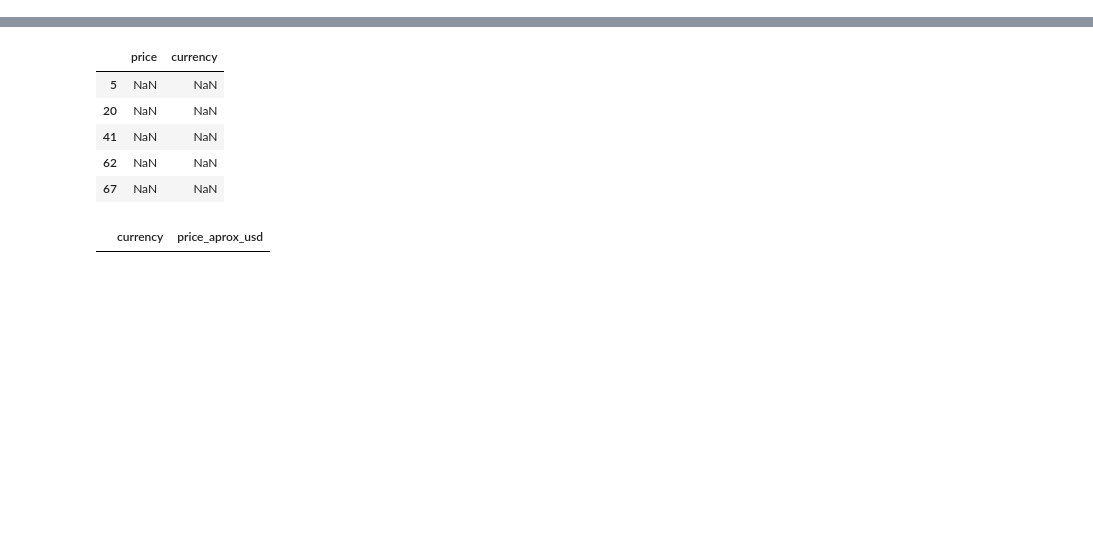
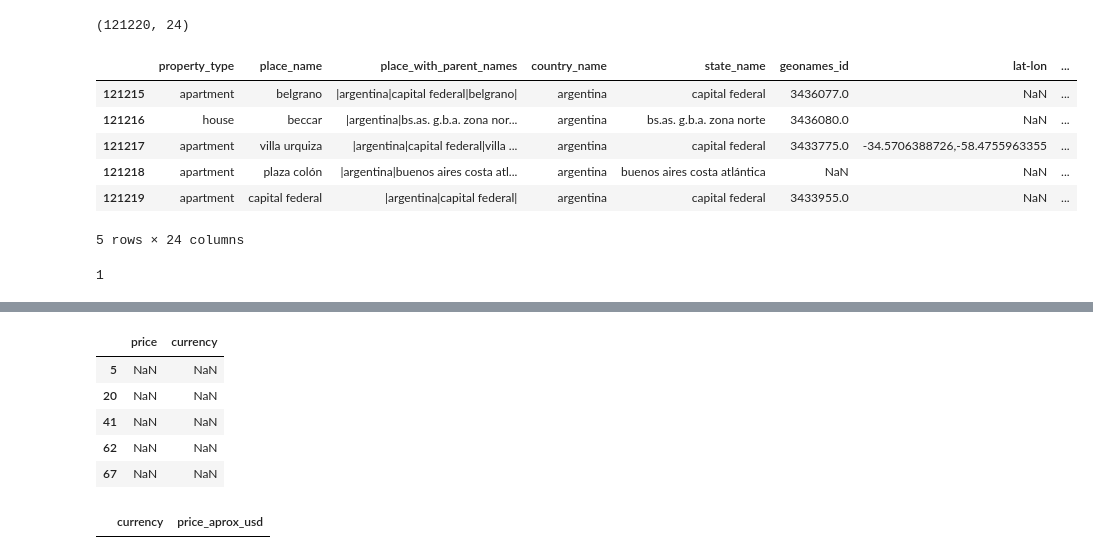
Before and after one commit to krisescobedo/Challenge-one, a Jupyter notebook: Data wrangling.ipynb, the cells around one changed output, grey strips where cells are left out. Saved outputs shown, nothing was run; the diff lists cells and outputs as text; code cells hidden in the pictures; blank space fills up the shorter version.

```diff
--- a/Data wrangling.ipynb
+++ b/Data wrangling.ipynb
@@ -201,0 +11,8 @@ nan
+# %%
+#Se dropean columnas repetidas (Unnamed = Indice)
+properati.drop(columns=["Unnamed: 0"], inplace=True)
+properati_csv.drop(columns=["Unnamed: 0"], inplace=True)
+# %%
+#lowearcassean los strings del df
+properati = properati.applymap(lambda x: x if type(x)!=str else x.lower())
+properati_csv = properati_csv.applymap(lambda x: x if type(x)!=str else x.lower())
@@ -201,0 +26,27 @@ nan
+# %%
+#Todas las valores en "operation" figura como sell, se dropea la columna
+#properati["operation"][properati2["operation"]!="sell"].sum() #0
+properati.drop(columns=["operation"], inplace=True)
+properati_csv.drop(columns=["operation"], inplace=True)
+# %%
+#Se dropean las filas con descripccion repetidas
+#properati:121220 ; properati2: 104005
+propearti = properati.drop_duplicates()
+properati.shape
+# %% [output]
+(121220, 24)
+# %%
+properati.tail(5)   # el drop_duplicates no sirvio un carajo
+# %% [output]
+|  | property_type | place_name | place_with_parent_names | country_name | state_name | geonames_id | lat-lon | ... |
+| 121215 | apartment | belgrano | |argentina|capital federal|belgrano| | argentina | capital federal | 3436077.0 | NaN | ... |
+| 121216 | house | beccar | |argentina|bs.as. g.b.a. zona nor... | argentina | bs.as. g.b.a. zona norte | 3436080.0 | NaN | ... |
+| 121217 | apartment | villa urquiza | |argentina|capital federal|villa ... | argentina | capital federal | 3433775.0 | -34.5706388726,-58.4755963355 | ... |
+| 121218 | apartment | plaza colón | |argentina|buenos aires costa atl... | argentina | buenos aires costa atlántica | NaN | NaN | ... |
+| 121219 | apartment | capital federal | |argentina|capital federal| | argentina | capital federal | 3433955.0 | NaN | ... |
+5 rows × 24 columns
+# %%
+#mascara booleana que indica que no hay currency nan con valor en price
+(properati['currency'].isna() & ~properati['price'].isna()).sum()
+# %% [output]
+1
```
Also changed, not shown: parts of 61 cells of this notebook.
